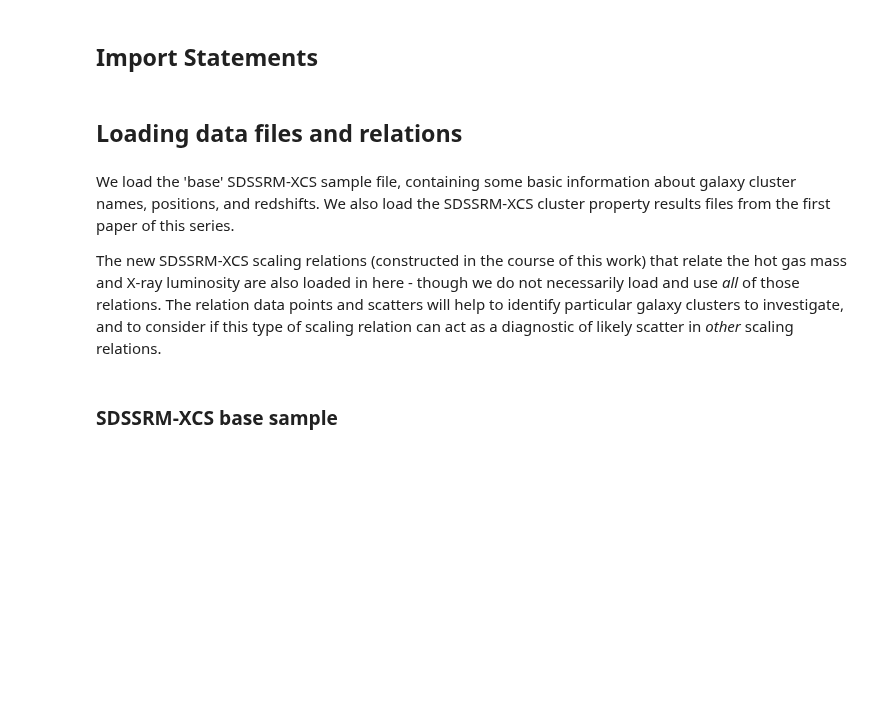
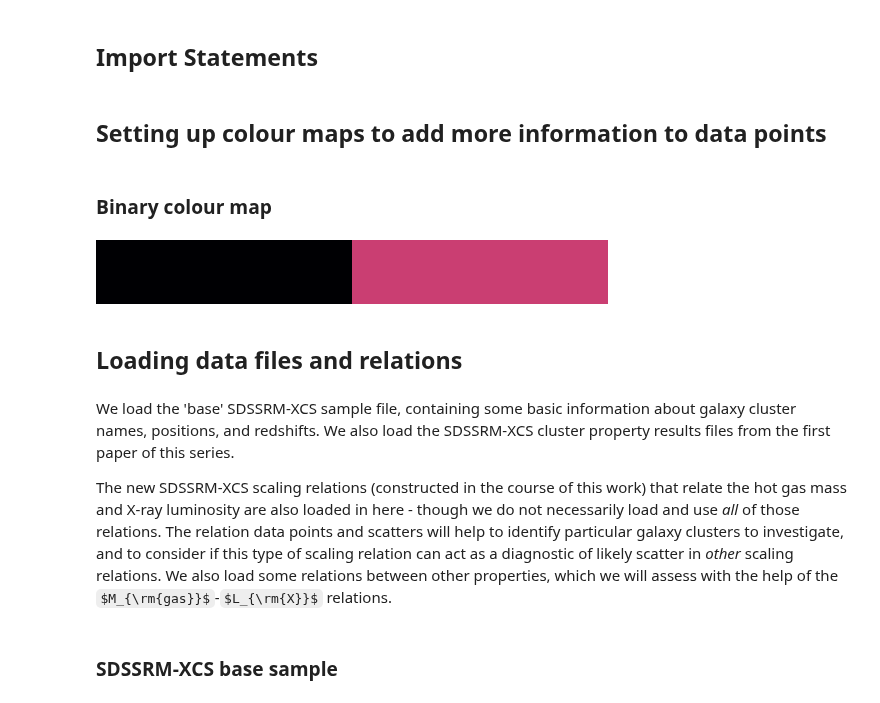
Before and after one commit to DavidT3/XCS-Mass-II-Analysis, a Jupyter notebook: notebooks/exploring_scatter/gasmass-Lx_as_scatter_diagnostic.ipynb, the cells around one changed output. Saved outputs shown, nothing was run; the diff lists cells and outputs as text; code cells hidden in the pictures; some formulas as TeX source; blank space fills up the shorter version.

```diff
--- a/notebooks/exploring_scatter/gasmass-Lx_as_scatter_diagnostic.ipynb
+++ b/notebooks/exploring_scatter/gasmass-Lx_as_scatter_diagnostic.ipynb
@@ -34,12 +35,22 @@ from common import xcs_cosmo, lx_norm, mgas_norm, m_norm, rich_norm, tx_norm
 
 import xga
 from xga.relations.fit import scaling_relation_lira
+# %% [markdown]
+## Setting up colour maps to add more information to data points
+# %% [markdown]
+### Binary colour map
+# %%
+donor_cmap = matplotlib.colormaps['magma']
+binary_cmap = LinearSegmentedColormap.from_list('binary', donor_cmap([0.0, 0.55]), N=2)
+binary_cmap
+# %% [output]
+[figure, added]
 # %% [markdown]
 ## Loading data files and relations
 # %% [markdown]
 We load the 'base' SDSSRM-XCS sample file, containing some basic information about galaxy cluster names, positions, and redshifts. We also load the SDSSRM-XCS cluster property results files from the first paper of this series.
 
-The new SDSSRM-XCS scaling relations (constructed in the course of this work) that relate the hot gas mass and X-ray luminosity are also loaded in here - though we do not necessarily load and use _all_ of those relations. The relation data points and scatters will help to identify particular galaxy clusters to investigate, and to consider if this type of scaling relation can act as a diagnostic of likely scatter in _other_ scaling relations.
+The new SDSSRM-XCS scaling relations (constructed in the course of this work) that relate the hot gas mass and X-ray luminosity are also loaded in here - though we do not necessarily load and use _all_ of those relations. The relation data points and scatters will help to identify particular galaxy clusters to investigate, and to consider if this type of scaling relation can act as a diagnostic of likely scatter in _other_ scaling relations. We also load some relations between other properties, which we will assess with the help of the $M_{\rm{gas}}$-$L_{\rm{X}}$ relations.
 # %% [markdown]
 ### SDSSRM-XCS base sample
 # %%
```
Also changed, not shown: parts of 16 cells of this notebook.
